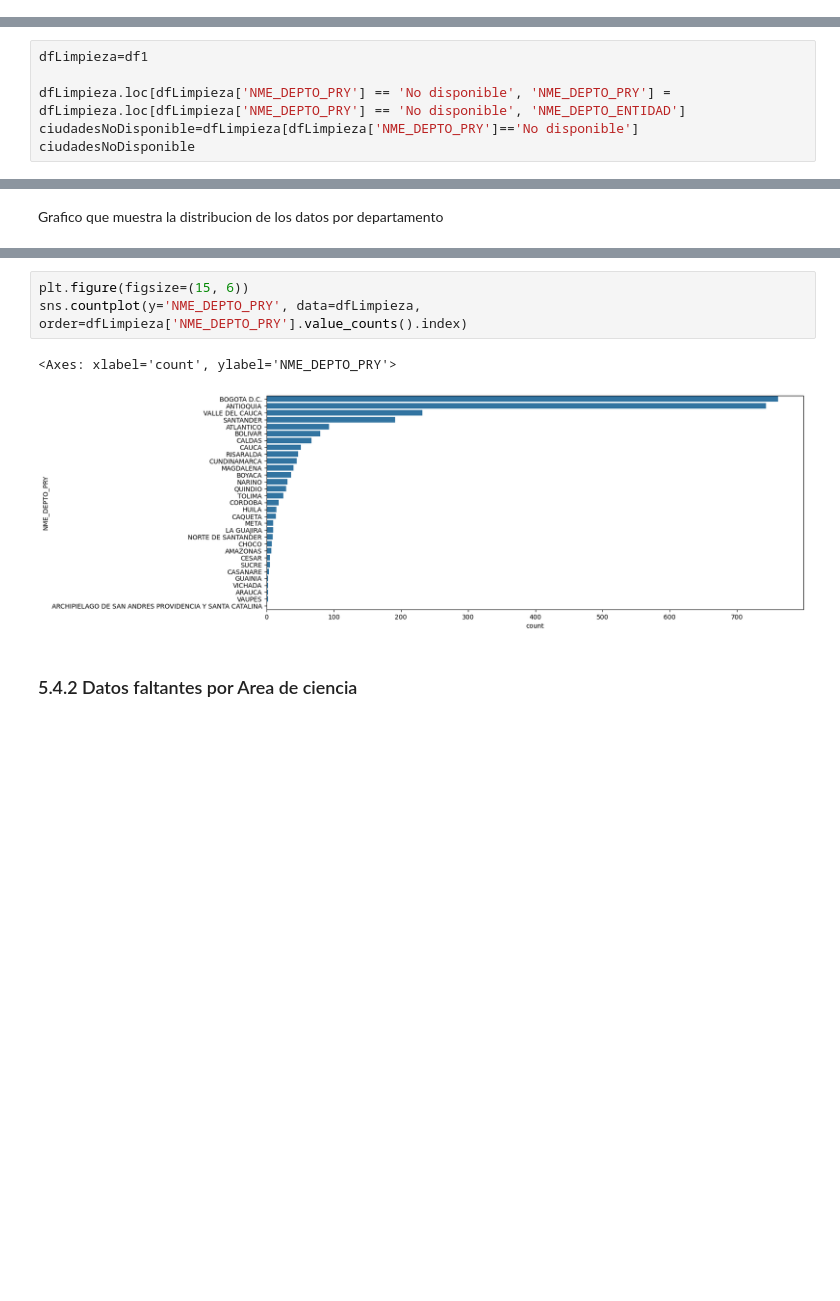
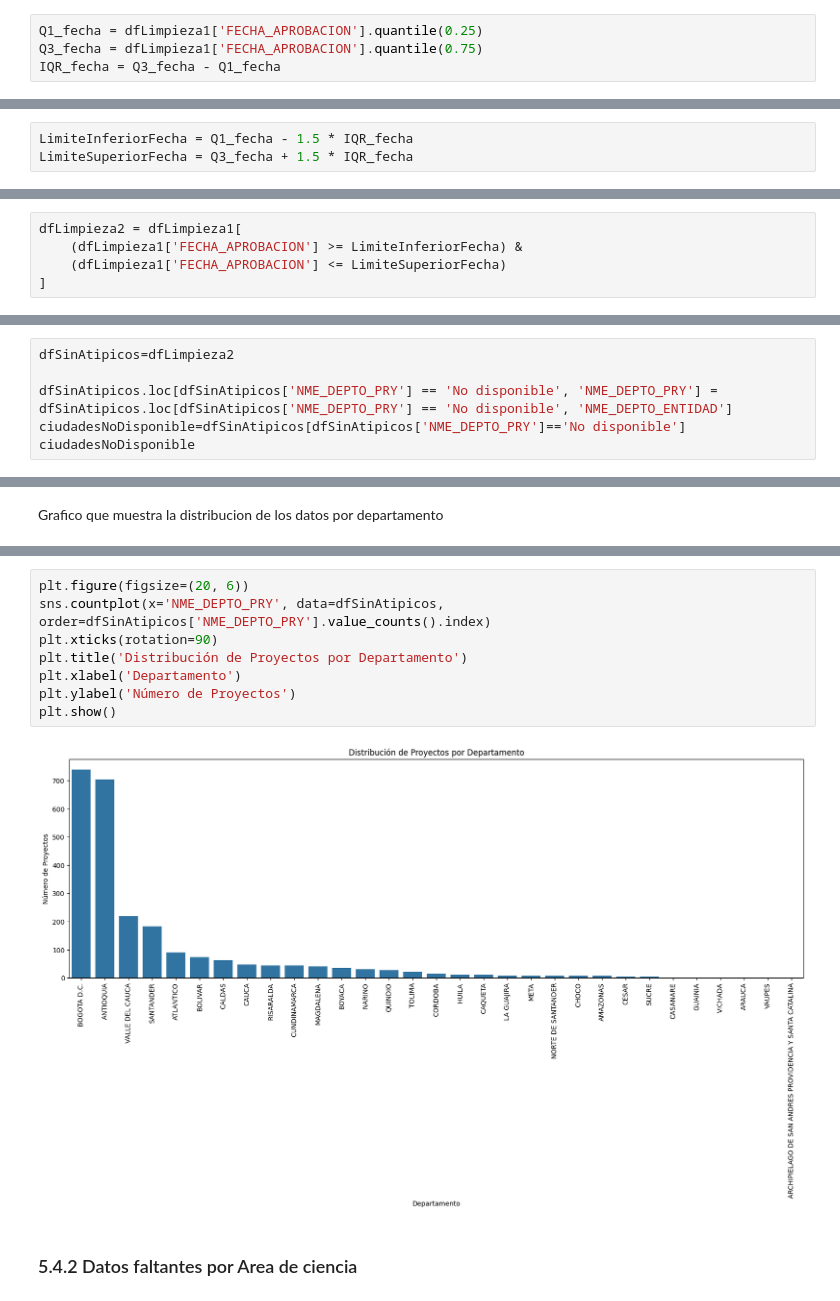
Before and after one commit to Diazbj/ProyectoAnalisisDeDatos, a Jupyter notebook: ProyectoAD.ipynb, the cells around one changed output, grey strips where cells are left out. Drawn from its saved outputs; the diff is of its cells as text; blank space fills up the shorter version.

```diff
--- a/ProyectoAD.ipynb
+++ b/ProyectoAD.ipynb
@@ -232,0 +264,4 @@ df1.describe()
+# %%
+Q1_fecha = dfLimpieza1['FECHA_APROBACION'].quantile(0.25)
+Q3_fecha = dfLimpieza1['FECHA_APROBACION'].quantile(0.75)
+IQR_fecha = Q3_fecha - Q1_fecha
@@ -232,0 +270,3 @@ df1.describe()
+# %%
+LimiteInferiorFecha = Q1_fecha - 1.5 * IQR_fecha
+LimiteSuperiorFecha = Q3_fecha + 1.5 * IQR_fecha
@@ -232,0 +275,5 @@ df1.describe()
+# %%
+dfLimpieza2 = dfLimpieza1[
+    (dfLimpieza1['FECHA_APROBACION'] >= LimiteInferiorFecha) &
+    (dfLimpieza1['FECHA_APROBACION'] <= LimiteSuperiorFecha)
+]
@@ -279,10 +341,10 @@ dtype: int64
 # %% [markdown]
 Completar departamentos
 # %%
-dfLimpieza=df1
+dfSinAtipicos=dfLimpieza2
 
-dfLimpieza.loc[dfLimpieza['NME_DEPTO_PRY'] == 'No disponible', 'NME_DEPTO_PRY'] = dfLimpieza.loc[dfLimpieza['NME_DEPTO_PRY'] == 'No disponible', 'NME_DEPTO_ENTIDAD']
-ciudadesNoDisponible=dfLimpieza[dfLimpieza['NME_DEPTO_PRY']=='No disponible']
+dfSinAtipicos.loc[dfSinAtipicos['NME_DEPTO_PRY'] == 'No disponible', 'NME_DEPTO_PRY'] = dfSinAtipicos.loc[dfSinAtipicos['NME_DEPTO_PRY'] == 'No disponible', 'NME_DEPTO_ENTIDAD']
+ciudadesNoDisponible=dfSinAtipicos[dfSinAtipicos['NME_DEPTO_PRY']=='No disponible']
 ciudadesNoDisponible
 # %% [output]
 |  | PROYECTO_ID | CONVOCATORIA_ID | ANO_CONVOCATORIA | DESC_CONVOCATORIA | CODIGO_PROYECTO | TITULO_PROYECTO | ... |
@@ -292,9 +377,13 @@ Grafico que muestra la distribucion de los datos por departamento
 # %%
-plt.figure(figsize=(15, 6))
-sns.countplot(y='NME_DEPTO_PRY', data=dfLimpieza, order=dfLimpieza['NME_DEPTO_PRY'].value_counts().index)
+plt.figure(figsize=(20, 6))
+sns.countplot(x='NME_DEPTO_PRY', data=dfSinAtipicos, order=dfSinAtipicos['NME_DEPTO_PRY'].value_counts().index)
+plt.xticks(rotation=90)
+plt.title('Distribución de Proyectos por Departamento')
+plt.xlabel('Departamento')
+plt.ylabel('Número de Proyectos')
+plt.show()
 # %% [output]
-<Axes: xlabel='count', ylabel='NME_DEPTO_PRY'>
-[figure, old version]
+[figure, new version]
 # %% [markdown]
 ### 5.4.2 Datos faltantes por Area de ciencia
 # %%
```
Also changed, not shown: parts of 62 cells of this notebook.
